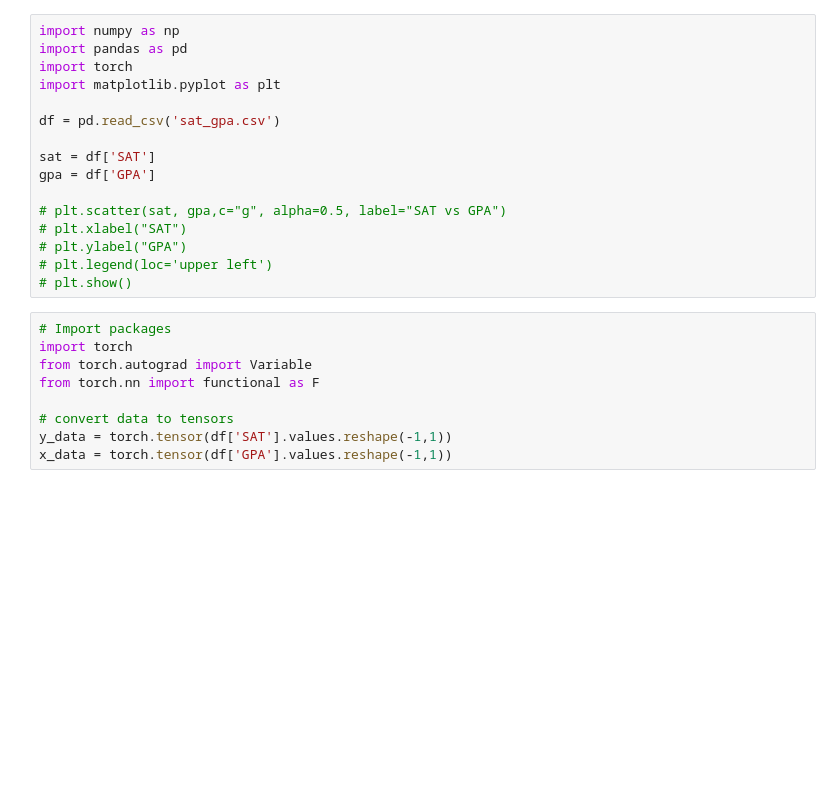
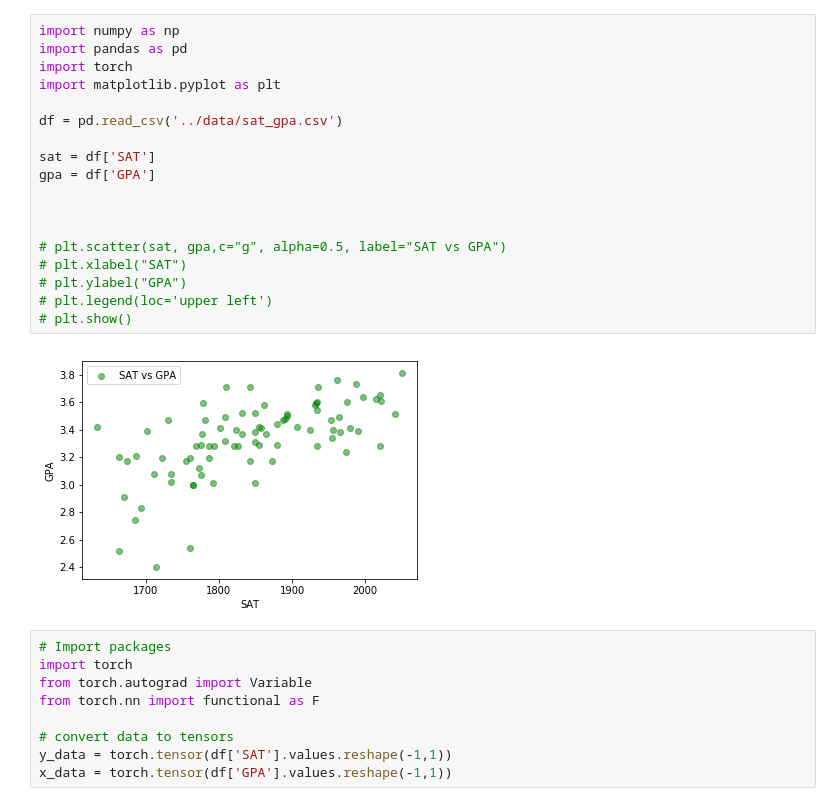
Before and after one commit to jmacnut/HWT_WorkshopMaterials, a Jupyter notebook: python/codes/V1_regression_pytorch2.ipynb, the cells around one changed output. Saved outputs shown, nothing was run; the diff lists cells and outputs as text; blank space fills up the shorter version.

```diff
--- a/python/codes/V1_regression_pytorch2.ipynb
+++ b/python/codes/V1_regression_pytorch2.ipynb
@@ -1,19 +1,23 @@
 # %%
 import numpy as np
 import pandas as pd
 import torch
 import matplotlib.pyplot as plt
 
-df = pd.read_csv('sat_gpa.csv')
+df = pd.read_csv('../data/sat_gpa.csv')
 
 sat = df['SAT']
 gpa = df['GPA']
+
+
 
 # plt.scatter(sat, gpa,c="g", alpha=0.5, label="SAT vs GPA")
 # plt.xlabel("SAT")
 # plt.ylabel("GPA")
 # plt.legend(loc='upper left')
 # plt.show()
+# %% [output]
+[figure, added]
 # %%
 # Import packages
 import torch
```
Also changed, not shown: parts of 4 cells of this notebook.
